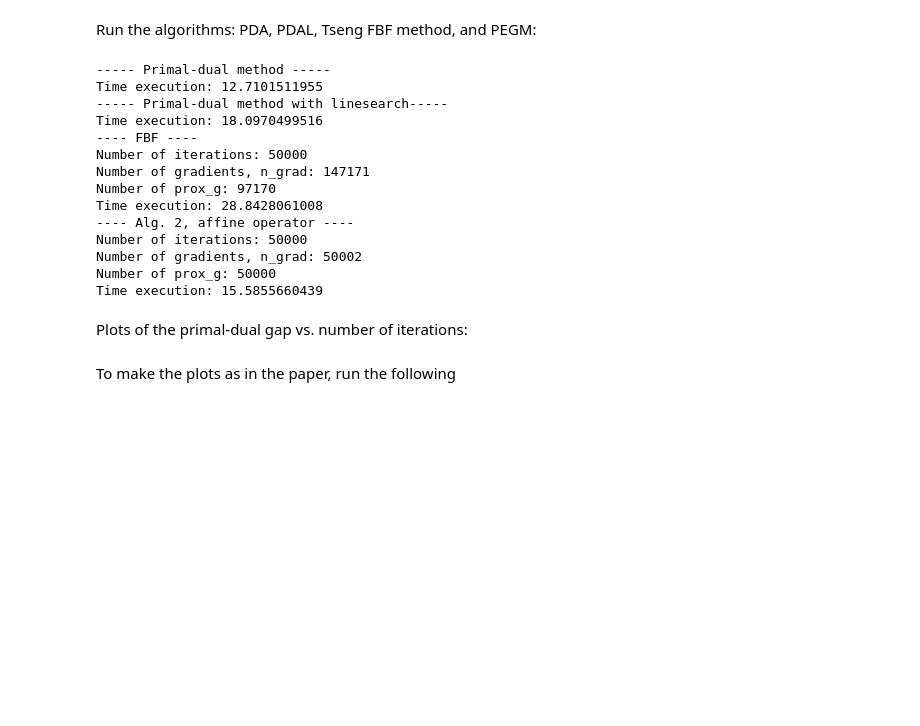
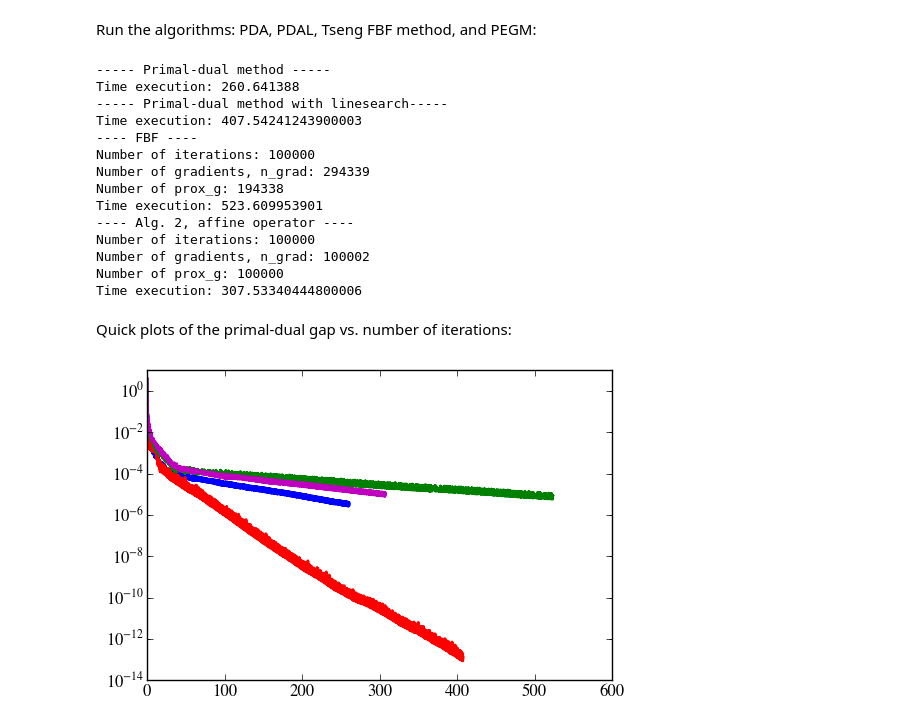
Before and after one commit to ymalitsky/primal-dual-linesearch, a Jupyter notebook: Matrix Games.ipynb, the cells around one changed output. Saved outputs shown, nothing was run; the diff lists cells and outputs as text; code cells hidden in the pictures; blank space fills up the shorter version.

```diff
--- a/Matrix Games.ipynb
+++ b/Matrix Games.ipynb
@@ -70,6 +74,6 @@ A = np.random.normal(0, 10, [m,n])
 # %%
-m = 100
-n = 200
+m = 1000
+n = 2000
 np.random.seed(gen)
-A = np.random.uniform(0, 1, [m, n])
+A = spr.rand(m,n,0.1, 'csr')
 # %% [markdown]
@@ -119,7 +125,7 @@ tau0 = np.sqrt(min(m,n))/LA.norm(A)
 # %% [markdown]
 Define number of iterations:
 # %%
-N = 50000
+N = 100000
 # %% [markdown]
 Run the algorithms: PDA, PDAL, Tseng FBF method, and PEGM:
 # %%
@@ -129,27 +135,27 @@ ans3 = tseng_fbf_linesearch(J_vip, F, prox_G, z0, delta=1.4, numb_iter=N)
 ans4 = alg_VI_prox_affine(J_vip, F, prox_G, z0, numb_iter=N)
 # %% [output]
 ----- Primal-dual method -----
-Time execution: 12.7101511955
+Time execution: 260.641388
 ----- Primal-dual method with linesearch-----
-Time execution: 18.0970499516
+Time execution: 407.54241243900003
 ---- FBF ----
-Number of iterations: 50000
-Number of gradients, n_grad: 147171
-Number of prox_g: 97170
-Time execution: 28.8428061008
+Number of iterations: 100000
+Number of gradients, n_grad: 294339
+Number of prox_g: 194338
+Time execution: 523.609953901
 ---- Alg. 2, affine operator ----
-Number of iterations: 50000
-Number of gradients, n_grad: 50002
-Number of prox_g: 50000
-Time execution: 15.5855660439
+Number of iterations: 100000
+Number of gradients, n_grad: 100002
+Number of prox_g: 100000
+Time execution: 307.53340444800006
 # %% [markdown]
-Plots of the primal-dual gap vs. number of iterations:
+Quick plots of the primal-dual gap vs. number of iterations:
 # %%
-plt.plot(ans1[0], 'b',)
-plt.plot(ans2[0], 'r',)
-plt.plot(ans3[0], 'g',)
-plt.plot(ans4[0], 'm')
+plt.plot(ans1[0],ans1[1], 'b',)
+plt.plot(ans2[0],ans2[1], 'r',)
+plt.plot(ans3[0],ans3[1], 'g',)
+plt.plot(ans4[0],ans4[1], 'm')
 plt.yscale('log')
 plt.show()
+# %% [output]
+[figure, added]
-# %% [markdown]
-To make the plots as in the paper, run the following
```
Also changed, not shown: parts of 10 cells of this notebook, 17 other files.
